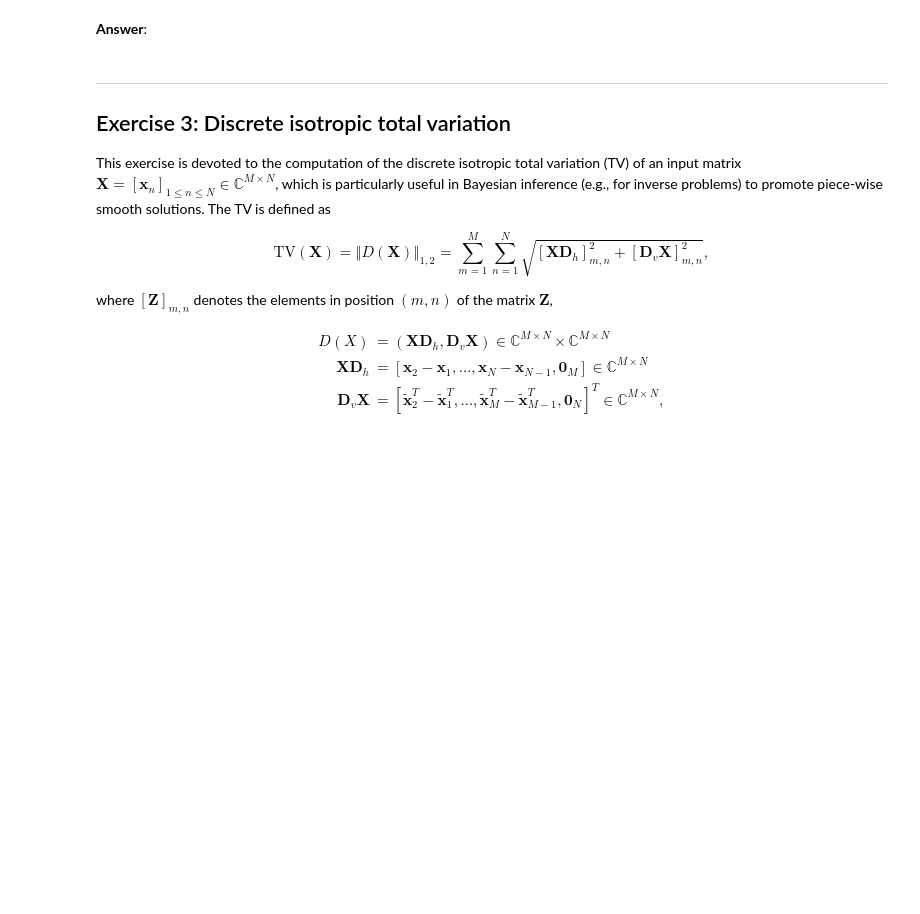
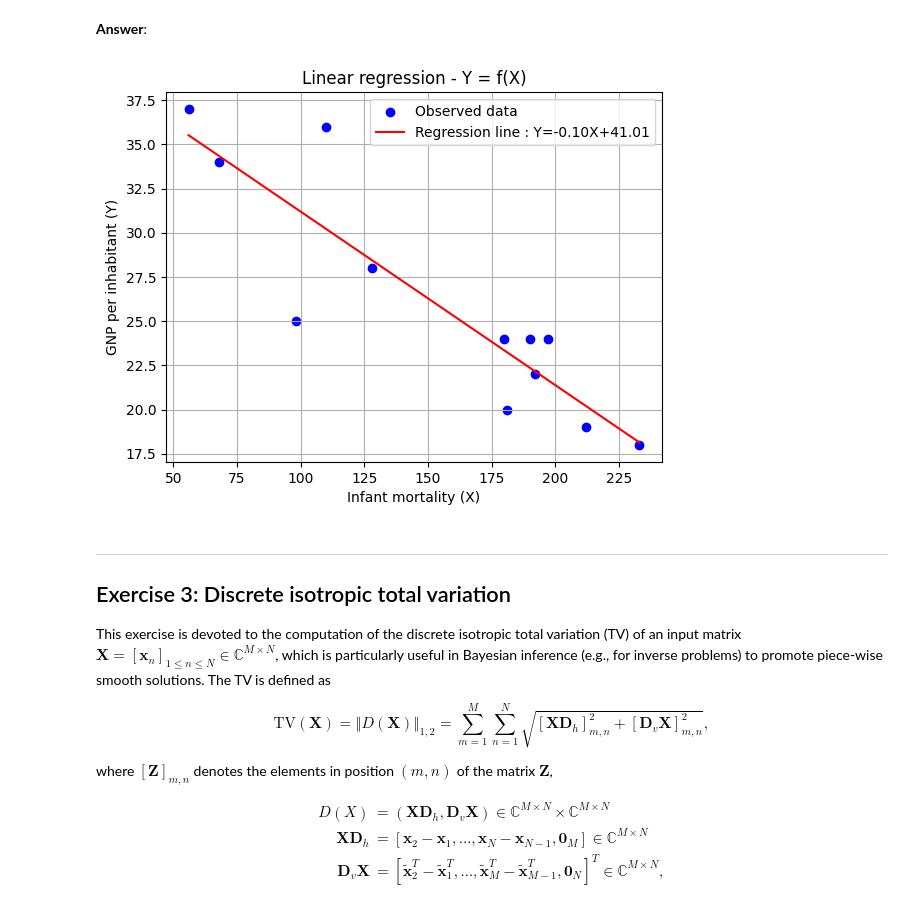
Before and after one commit to remsitoo/python_sdia, a Jupyter notebook: Labs/Lab2/lab2.ipynb, the cells around one changed output. Cells and saved outputs as stored; diff of their text form; code cells hidden in the pictures; blank space fills up the shorter version.

```diff
--- a/Labs/Lab2/lab2.ipynb
+++ b/Labs/Lab2/lab2.ipynb
@@ -103,0 +171,18 @@ In this second exercise, we focus on computing basic statistics, and applying li
+# %%
+import pandas as pd
+from IPython.display import display
+
+df =pd.read_csv('data/data.csv').sort_values(by='X')
+
+# Display the Dataframe
+display(df)
+
+# Computing the stats
+stats = pd.DataFrame({
+    "mean": df.mean(),
+    "median": df.median(),
+    "variance": df.var(),
+    "std_dev": df.std()
+})
+
+display(stats)
@@ -112,0 +213,10 @@ In this second exercise, we focus on computing basic statistics, and applying li
+# %%
+# Extraction of X and Y
+X = df['X'].to_numpy()
+Y = df['Y'].to_numpy()
+
+# Computing the linear (deg = 1) regression
+coeffs = np.polyfit(X, Y, deg=1)
+a, b = coeffs
+
+print(f"Linear regression : Y = {a:.4f} * X + {b:.4f}")
@@ -119,3 +229,21 @@ In this second exercise, we focus on computing basic statistics, and applying li
+# %%
+# prediction of Y values
+Y_pred = np.polyval(coeffs, X)
+
+# the cloud
+plt.scatter(X, Y, color='blue', label='Observed data')
+
+# the linear regression
+plt.plot(X, Y_pred, color='red', label=f'Regression line : Y={a:.2f}X+{b:.2f}')
+
+plt.xlabel("Infant mortality (X)")
+plt.ylabel("GNP per inhabitant (Y)")
+plt.title("Linear regression - Y = f(X)")
+plt.legend()
+plt.grid(True)
+plt.show()
+# %% [output]
+[figure, added]
 # %% [markdown]
 ---
 ## <a name="ex3">Exercise 3: Discrete isotropic total variation</a>
```
Also changed, not shown: parts of 14 cells of this notebook, 3 other files.
